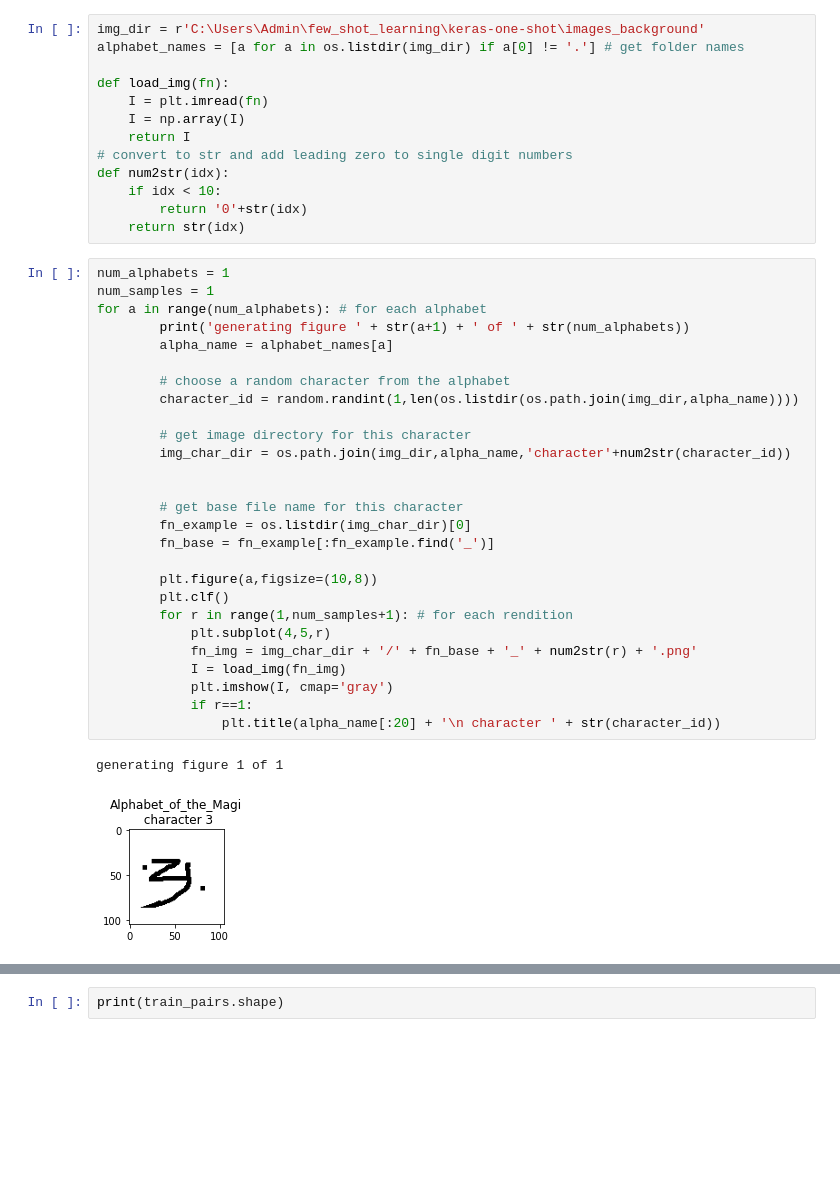
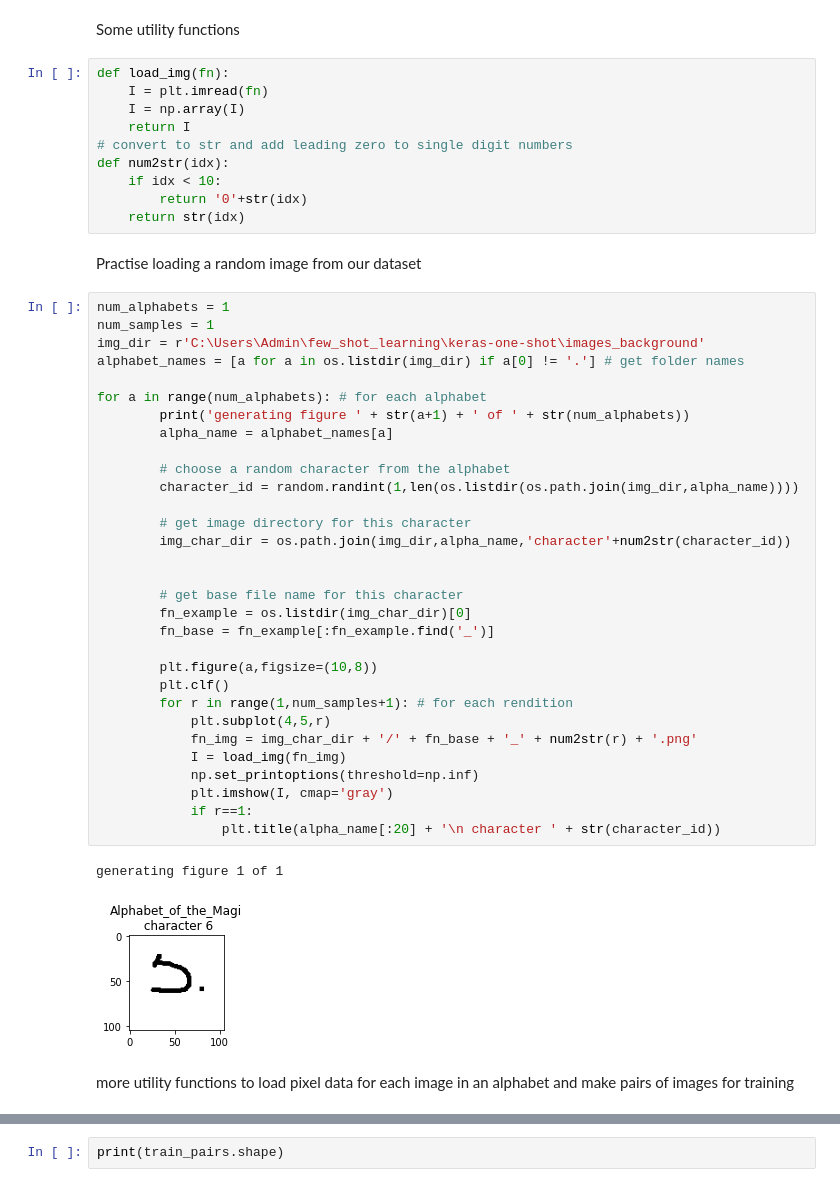
Before and after one commit to beetee17/few_shot_learning, a Jupyter notebook: keras-one-shot/omniglot.ipynb, the cells around one changed output, grey strips where cells are left out. Saved outputs shown, nothing was run; the diff lists cells and outputs as text; blank space fills up the shorter version.

```diff
--- a/keras-one-shot/omniglot.ipynb
+++ b/keras-one-shot/omniglot.ipynb
@@ -24,7 +18,6 @@ INFO:tensorflow:Enabling control flow v2
+# %% [markdown]
+Some utility functions
 # %%
-img_dir = r'C:\Users\Admin\few_shot_learning\keras-one-shot\images_background'
-alphabet_names = [a for a in os.listdir(img_dir) if a[0] != '.'] # get folder names
-
 def load_img(fn):
 	I = plt.imread(fn)
 	I = np.array(I)
@@ -34,36 +27,44 @@ def num2str(idx):
 	if idx < 10:
 		return '0'+str(idx)
 	return str(idx)
+# %% [markdown]
+Practise loading a random image from our dataset
 # %%
 num_alphabets = 1
 num_samples = 1
+img_dir = r'C:\Users\Admin\few_shot_learning\keras-one-shot\images_background'
+alphabet_names = [a for a in os.listdir(img_dir) if a[0] != '.'] # get folder names
+
 for a in range(num_alphabets): # for each alphabet
         print('generating figure ' + str(a+1) + ' of ' + str(num_alphabets))
         alpha_name = alphabet_names[a]
 
         # choose a random character from the alphabet
         character_id = random.randint(1,len(os.listdir(os.path.join(img_dir,alpha_name))))
 
         # get image directory for this character
         img_char_dir = os.path.join(img_dir,alpha_name,'character'+num2str(character_id))
 
 
         # get base file name for this character
         fn_example = os.listdir(img_char_dir)[0]
         fn_base = fn_example[:fn_example.find('_')]
 
         plt.figure(a,figsize=(10,8))
         plt.clf()
         for r in range(1,num_samples+1): # for each rendition
             plt.subplot(4,5,r)
             fn_img = img_char_dir + '/' + fn_base + '_' + num2str(r) + '.png'
             I = load_img(fn_img)
+            np.set_printoptions(threshold=np.inf)
             plt.imshow(I, cmap='gray')
             if r==1:
                 plt.title(alpha_name[:20] + '\n character ' + str(character_id))
 # %% [output]
 generating figure 1 of 1
-[figure, old version]
+[figure, new version]
+# %% [markdown]
+more utility functions to load pixel data for each image in an alphabet and make pairs of images for training
 # %%
 def load_data(alphabet_names):
     X = np.array([])
```
Also changed, not shown: parts of 18 cells of this notebook.
